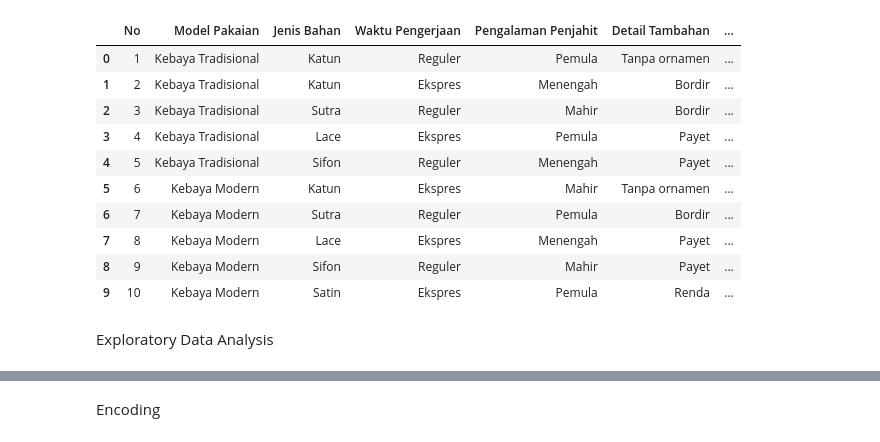
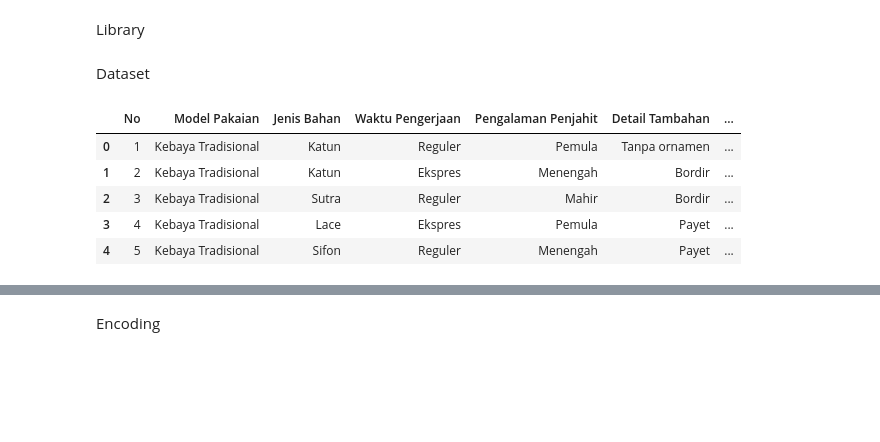
Before and after one commit to adzkykhairany/tailor-price-predictor, a Jupyter notebook: src/model.ipynb, the cells around one changed output, grey strips where cells are left out. Cells and saved outputs as stored; diff of their text form; code cells hidden in the pictures; blank space fills up the shorter version.

```diff
--- a/src/model.ipynb
+++ b/src/model.ipynb
@@ -1,3 +1,5 @@
+# %% [markdown]
+Library
 # %%
 # Import libraries
 import pandas as pd
@@ -8,19 +10,16 @@ from sklearn.preprocessing import OneHotEncoder, OrdinalEncoder
 from sklearn.model_selection import train_test_split
 from sklearn.linear_model import LinearRegression
 from sklearn.metrics import mean_absolute_error, mean_squared_error, mean_squared_log_error, r2_score
+# %% [markdown]
+Dataset
 # %%
 # Load data
 df = pd.read_csv(r'D:\ta_project\data\raw\data.csv')
-df.head(10)
+df.head(5)
 # %% [output]
 |  | No | Model Pakaian | Jenis Bahan | Waktu Pengerjaan | Pengalaman Penjahit | Detail Tambahan | ... |
 | 0 | 1 | Kebaya Tradisional | Katun | Reguler | Pemula | Tanpa ornamen | ... |
 | 1 | 2 | Kebaya Tradisional | Katun | Ekspres | Menengah | Bordir | ... |
 | 2 | 3 | Kebaya Tradisional | Sutra | Reguler | Mahir | Bordir | ... |
 | 3 | 4 | Kebaya Tradisional | Lace | Ekspres | Pemula | Payet | ... |
 | 4 | 5 | Kebaya Tradisional | Sifon | Reguler | Menengah | Payet | ... |
-| 5 | 6 | Kebaya Modern | Katun | Ekspres | Mahir | Tanpa ornamen | ... |
-| 6 | 7 | Kebaya Modern | Sutra | Reguler | Pemula | Bordir | ... |
-| 7 | 8 | Kebaya Modern | Lace | Ekspres | Menengah | Payet | ... |
-| 8 | 9 | Kebaya Modern | Sifon | Reguler | Mahir | Payet | ... |
-| 9 | 10 | Kebaya Modern | Satin | Ekspres | Pemula | Renda | ... |
@@ -29,5 +26,3 @@ df.drop(labels=['No'], axis=1, inplace=True)
-# %% [markdown]
-Exploratory Data Analysis
 # %%
 # Data info
 print("Data Info:")
```
Also changed, not shown: parts of 15 cells of this notebook.
